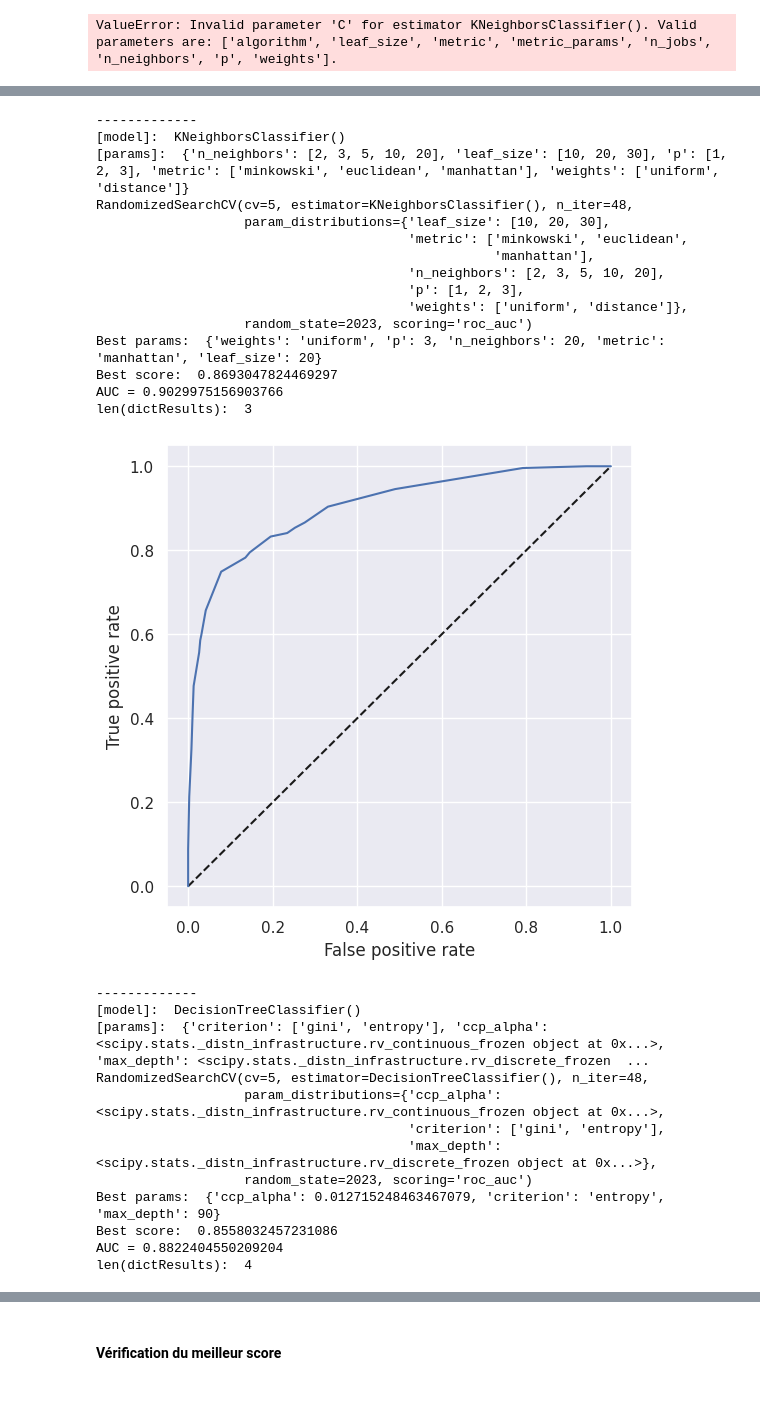
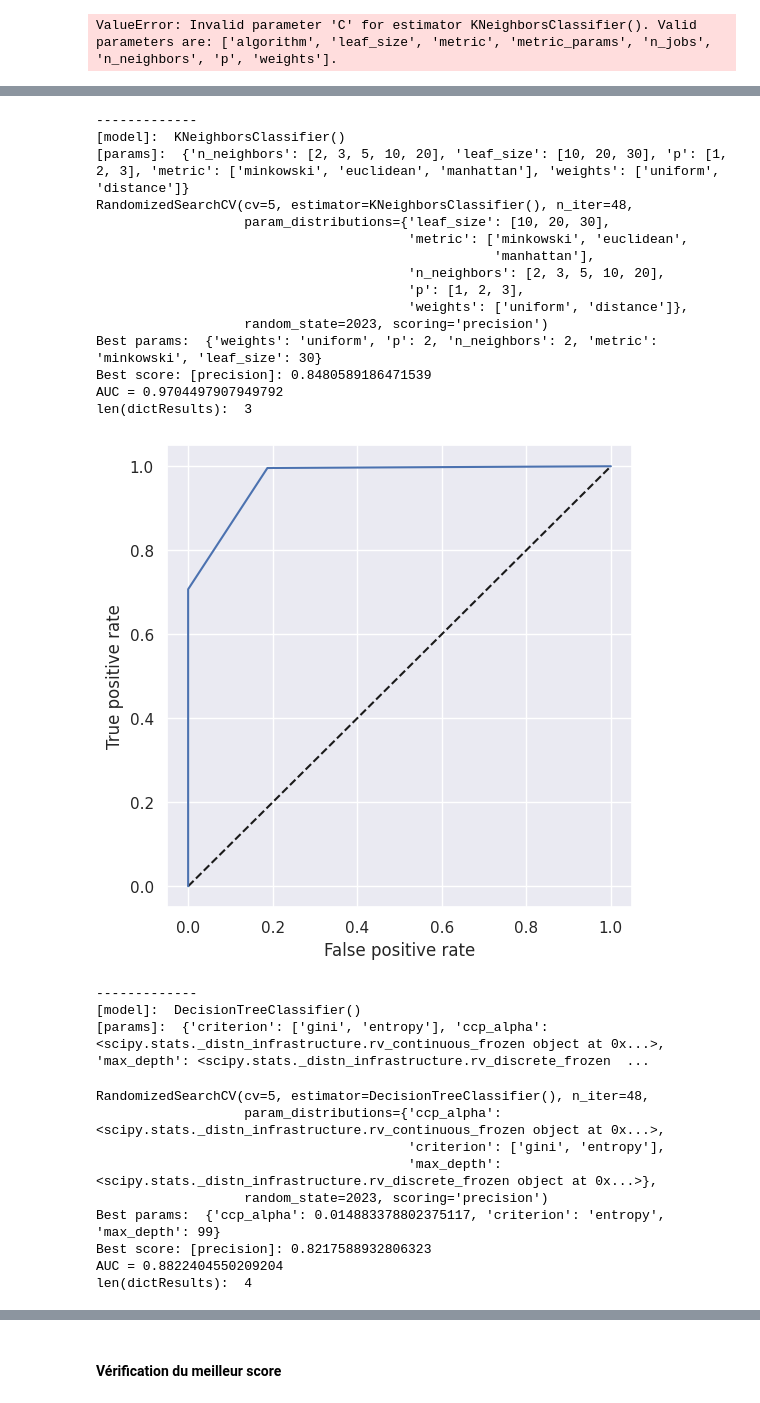
Before and after one commit to rennyatwork/CegepSteFoy_IA, a Jupyter notebook: 05_MachineLearning/420-A52-SF-gr-10084-main/nbs/16-optimisation-hyperparametres/16-optimisation-hyperparametres.ipynb, the cells around one changed output, grey strips where cells are left out. Saved outputs shown, nothing was run; the diff lists cells and outputs as text; code cells hidden in the pictures.

```diff
--- a/05_MachineLearning/420-A52-SF-gr-10084-main/nbs/16-optimisation-hyperparametres/16-optimisation-hyperparametres.ipynb
+++ b/05_MachineLearning/420-A52-SF-gr-10084-main/nbs/16-optimisation-hyperparametres/16-optimisation-hyperparametres.ipynb
@@ -317,6 +357,10 @@ results = {}
 lstCols = ['train', 'pred']
 dfResultTrainPred = pd.DataFrame(columns = lstCols )
 
+### scoring
+#scoringMethod='roc_auc'
+scoringMethod='precision'
+
 for key in dictModels.keys():
     #print("key: ", key)
     #print("value: ", dictModels.get(key))
@@ -328,13 +372,16 @@ for key in dictModels.keys():
     print('[params]: ', params)
 
     #### randomized search
-    hyper_p_search = RandomizedSearchCV(model, params, cv=5, scoring='roc_auc', n_iter = 5*10^2, random_state=2023)
+    #hyper_p_search = RandomizedSearchCV(model, params, cv=5, scoring=scoringMethod, n_iter = 5*10^2, random_state=2023)
+    hyper_p_search = RandomizedSearchCV(model, params, cv=5, scoring=scoringMethod, n_iter = 5*10^2, random_state=2023)
     print(hyper_p_search.fit(X_train, y_train))
     print("Best params: ", hyper_p_search.best_params_)
-    print("Best score: ", hyper_p_search.best_score_)
+    print("Best score: ["+scoringMethod+"]:",  hyper_p_search.best_score_)
 
     y_train_pred = hyper_p_search.best_estimator_.predict_proba(X_train)[:, 1]
     curr_roc_auc_score = roc_auc_score(y_train, y_train_pred)
+
+
     print(f'AUC = {curr_roc_auc_score}')
 
 
@@ -352,7 +399,9 @@ for key in dictModels.keys():
 
 
 
+
 plot_multi_roc_curve(dictResults)
+plot_multi_precision_recall(dictResults)
 # %% [output]
 -------------
 [model]:  DummyClassifier()
@@ -384,29 +433,29 @@ len(dictResults):  2
 -------------
 [model]:  KNeighborsClassifier()
 [params]:  {'n_neighbors': [2, 3, 5, 10, 20], 'leaf_size': [10, 20, 30], 'p': [1, 2, 3], 'metric': ['minkowski', 'euclidean', 'manhattan'], 'weights': ['uniform', 'distance']}
 RandomizedSearchCV(cv=5, estimator=KNeighborsClassifier(), n_iter=48,
                    param_distributions={'leaf_size': [10, 20, 30],
                                         'metric': ['minkowski', 'euclidean',
                                                    'manhattan'],
                                         'n_neighbors': [2, 3, 5, 10, 20],
                                         'p': [1, 2, 3],
                                         'weights': ['uniform', 'distance']},
-                   random_state=2023, scoring='roc_auc')
-Best params:  {'weights': 'uniform', 'p': 3, 'n_neighbors': 20, 'metric': 'manhattan', 'leaf_size': 20}
-Best score:  0.8693047824469297
-AUC = 0.9029975156903766
+                   random_state=2023, scoring='precision')
+Best params:  {'weights': 'uniform', 'p': 2, 'n_neighbors': 2, 'metric': 'minkowski', 'leaf_size': 30}
+Best score: [precision]: 0.8480589186471539
+AUC = 0.9704497907949792
 len(dictResults):  3
-[figure, old version]
+[figure, new version]
 -------------
 [model]:  DecisionTreeClassifier()
 [params]:  {'criterion': ['gini', 'entropy'], 'ccp_alpha': <scipy.stats._distn_infrastructure.rv_continuous_frozen object at 0x...>, 'max_depth': <scipy.stats._distn_infrastructure.rv_discrete_frozen  ...
-RandomizedSearchCV(cv=5, estimator=DecisionTreeClassifier(), n_iter=48,
-                   param_distributions={'ccp_alpha': <scipy.stats._distn_infrastructure.rv_continuous_frozen object at 0x...>,
-                                        'criterion': ['gini', 'entropy'],
-                                        'max_depth': <scipy.stats._distn_infrastructure.rv_discrete_frozen object at 0x...>},
-                   random_state=2023, scoring='roc_auc')
-Best params:  {'ccp_alpha': 0.012715248463467079, 'criterion': 'entropy', 'max_depth': 90}
-Best score:  0.8558032457231086
-AUC = 0.8822404550209204
-len(dictResults):  4
+RandomizedSearchCV(cv=5, estimator=DecisionTreeClassifier(), n_iter=48,
+                   param_distributions={'ccp_alpha': <scipy.stats._distn_infrastructure.rv_continuous_frozen object at 0x...>,
+                                        'criterion': ['gini', 'entropy'],
+                                        'max_depth': <scipy.stats._distn_infrastructure.rv_discrete_frozen object at 0x...>},
+                   random_state=2023, scoring='precision')
+Best params:  {'ccp_alpha': 0.014883378802375117, 'criterion': 'entropy', 'max_depth': 99}
+Best score: [precision]: 0.8217588932806323
+AUC = 0.8822404550209204
+len(dictResults):  4
 [figure]
```
Also changed, not shown: parts of 3 cells of this notebook.
